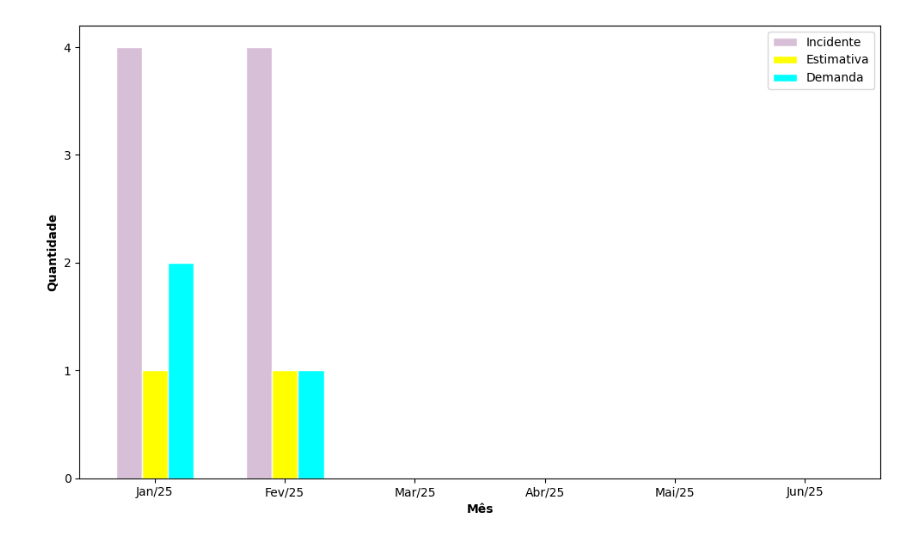
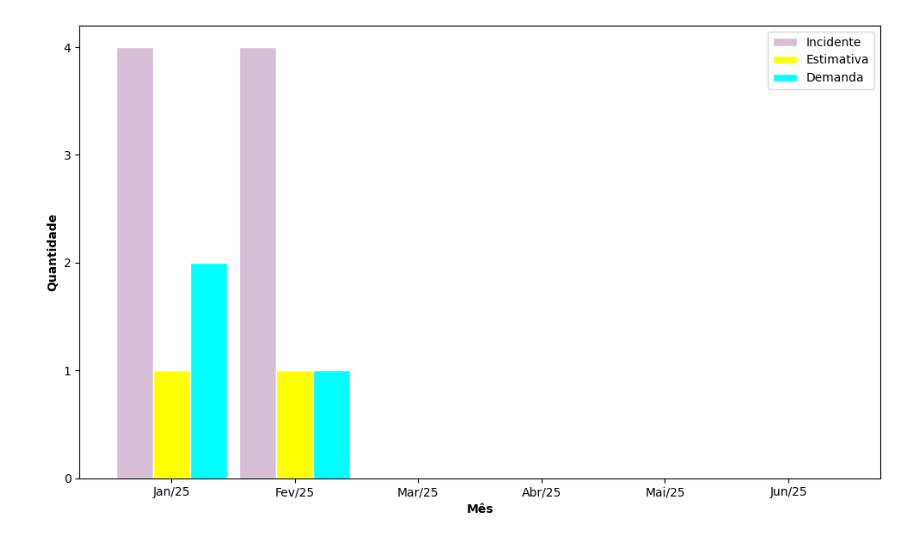
Before and after one commit to avieirajr/kanban, a Jupyter notebook: grafico_classe_servico.ipynb, the cells around one changed output. Cells and saved outputs as stored; diff of their text form; code cells hidden in the pictures.

```diff
--- a/grafico_classe_servico.ipynb
+++ b/grafico_classe_servico.ipynb
@@ -3,43 +11,40 @@
 # %%
-# prompt: montar um grafico de barras com 3 segmentos por periodo do eixo x, colorido, sendo o segmento do eixo X por mes
-
-import matplotlib.pyplot as plt
-import numpy as np
-import matplotlib.ticker as ticker
-
 # Sample data (replace with your actual data)
 months = ['Jan/25', 'Fev/25', 'Mar/25', 'Abr/25', 'Mai/25', 'Jun/25']
-segment1 = [4, 4, 0, 0, 0, 0]
-segment2 = [1, 1, 0, 0, 0, 0]
-segment3 = [2, 1, 0, 0, 0, 0]
+closedIncidente  = [4, 4, 0, 0, 0, 0]
+closedEstimativa = [1, 1, 0, 0, 0, 0]
+closedDemanda    = [2, 1, 0, 0, 0, 0]
 
 # Set the width of the bars
-bar_width = 0.2
+bar_width = 0.3
 
 # Set the positions of the bars on the x-axis
 r1 = np.arange(len(months))
 r2 = [x + bar_width for x in r1]
 r3 = [x + bar_width for x in r2]
 
 # Create the bar plot
-plt.figure(figsize=(10, 6))  # Adjust figure size as needed
+pltclosed.figure(figsize=(10, 6))  # Adjust figure size as needed
 # Configurar o eixo y para exibir apenas números inteiros
-plt.gca().yaxis.set_major_locator(ticker.MaxNLocator(integer=True))
+pltclosed.gca().yaxis.set_major_locator(ticker.MaxNLocator(integer=True))
 # Cor padrão para cada classe de serviço
-plt.bar(r1, segment1, color='#D8BFD8', width=bar_width, edgecolor='white', label='Incidente')
-plt.bar(r2, segment2, color='#FFFF00', width=bar_width, edgecolor='white', label='Estimativa')
-plt.bar(r3, segment3, color='#00FFFF', width=bar_width, edgecolor='white', label='Demanda')
+pltclosed.bar(r1, segment1, color='#D8BFD8', width=bar_width, edgecolor='white', label='Incidente')
+pltclosed.bar(r2, segment2, color='#FFFF00', width=bar_width, edgecolor='white', label='Estimativa')
+pltclosed.bar(r3, segment3, color='#00FFFF', width=bar_width, edgecolor='white', label='Demanda')
 
+# Adicionar rótulos de texto nas barras
+#bars = plt.bar(months, segment1, segment2)
+#plt.bar_label(bars)  # Adiciona rótulos automaticamente
 
 # Add labels, title, and legend
-plt.xlabel('Mês', fontweight='bold')
-plt.ylabel('Quantidade', fontweight='bold')
+pltclosed.xlabel('Mês', fontweight='bold')
+pltclosed.ylabel('Quantidade', fontweight='bold')
 #plt.title('Bar Plot of Segments by Month', fontweight='bold')
-plt.xticks([r + bar_width for r in range(len(months))], months)  # Center x-axis ticks
-plt.legend()
+pltclosed.xticks([r + bar_width for r in range(len(months))], months)  # Center x-axis ticks
+pltclosed.legend()
 
 # Show the plot
-plt.tight_layout() # Improves spacing
-plt.show()
+pltclosed.tight_layout() # Improves spacing
+pltclosed.show()
 # %% [output]
-[figure, old version]
+[figure, new version]
```
Also changed, not shown: parts of 3 cells of this notebook.
